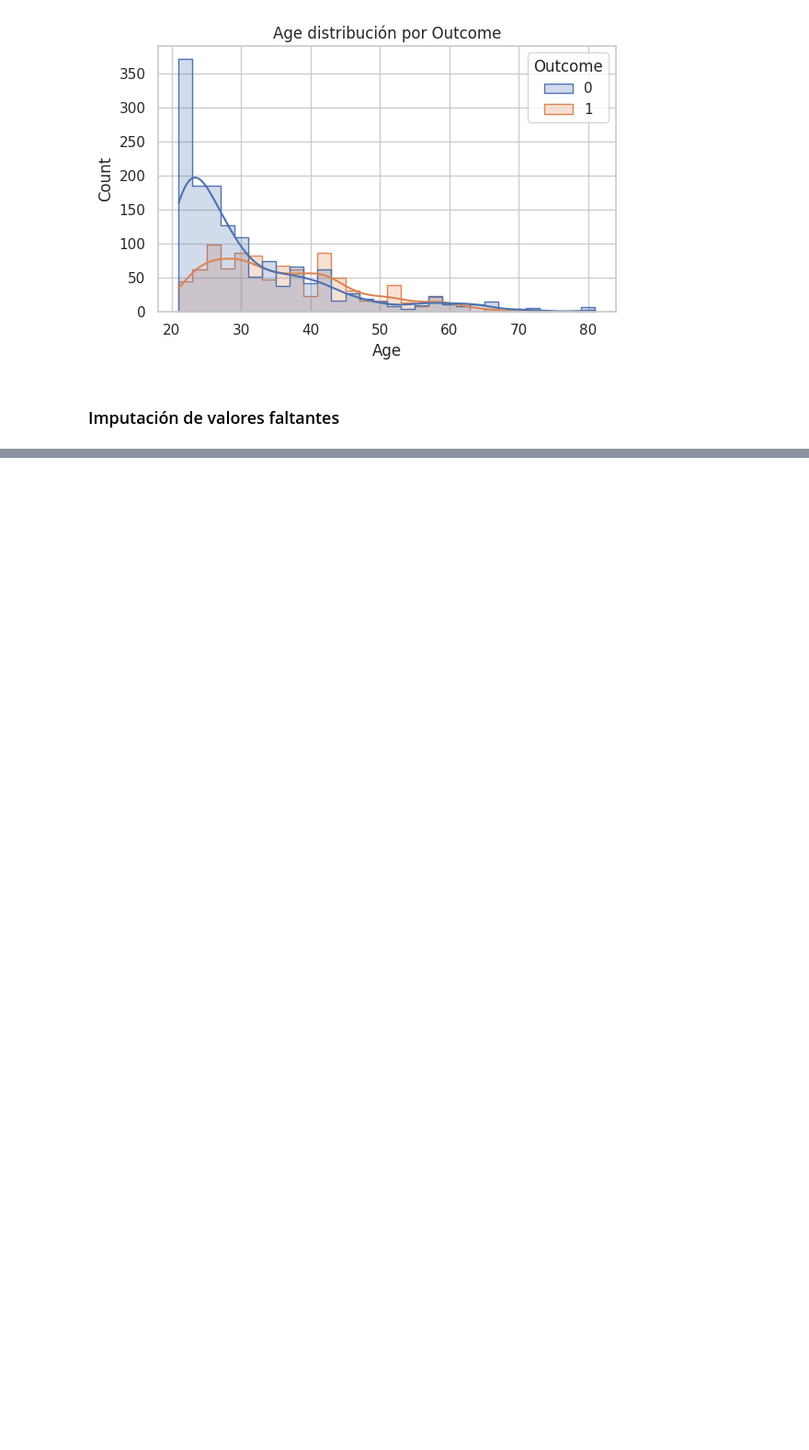
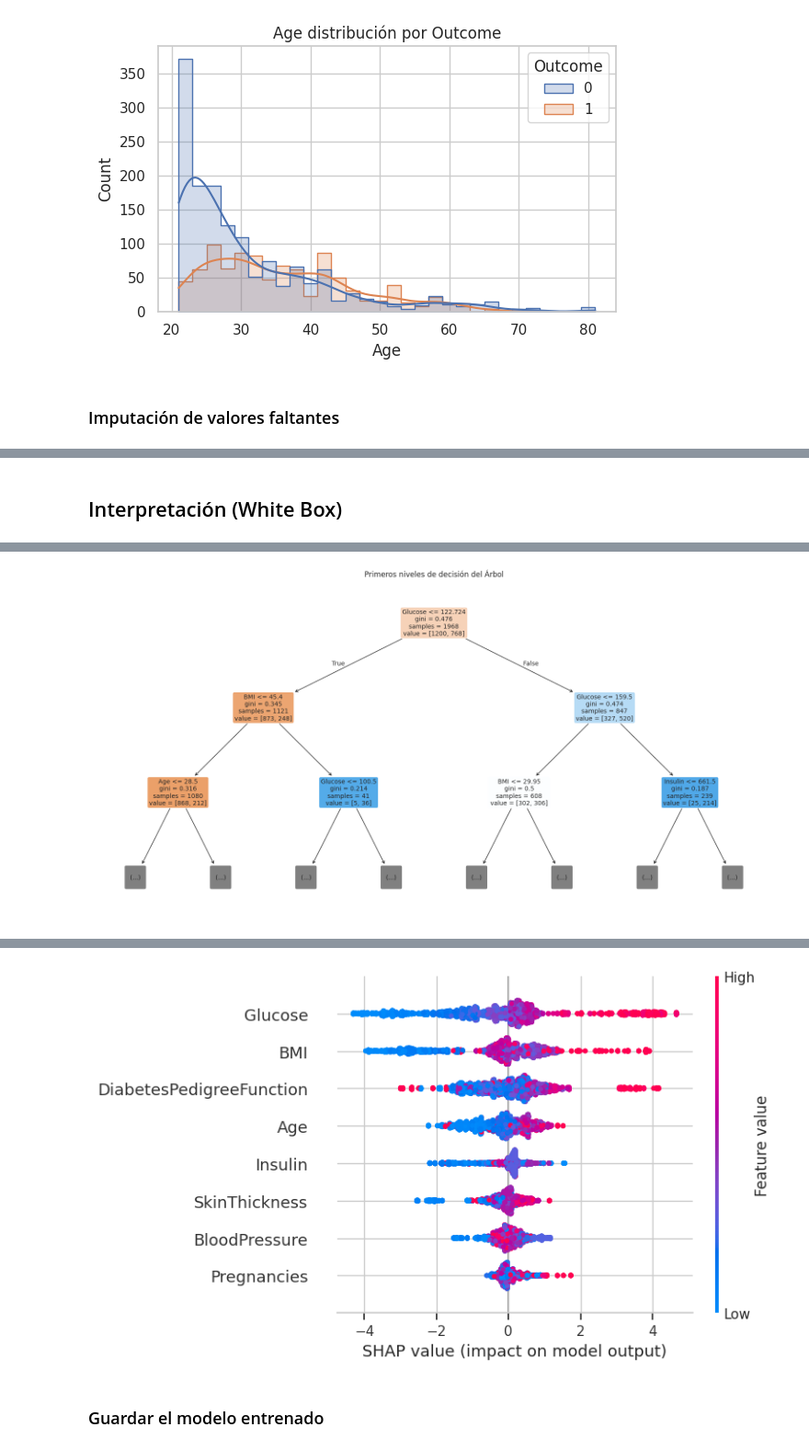
Before and after one commit to sebasGarcia/DiabetesScreening, a Jupyter notebook: prediction_notebook.ipynb, the cells around one changed output, grey strips where cells are left out. Shown at 92% size. Saved outputs shown, nothing was run; the diff lists cells and outputs as text; code cells hidden in the pictures; blank space fills up the shorter version.

Commit message:
libreta finalizada y modelo guardado

```diff
--- a/prediction_notebook.ipynb
+++ b/prediction_notebook.ipynb
@@ -213,3 +221,8 @@ df_copy.describe()
 | 50% | 3.000000 | 117.000000 | 72.000000 | 30.000000 | 120.000000 | 32.300000 | 0.381000 | 29.000000 | ... |
 | 75% | 6.000000 | 142.000000 | 80.000000 | 33.000000 | 129.000000 | 36.500000 | 0.647000 | 39.000000 | ... |
 | max | 17.000000 | 197.000000 | 122.000000 | 63.000000 | 846.000000 | 67.100000 | 2.420000 | 81.000000 | ... |
+# %%
+# 1. Definimos nuestras variables predictoras (X) y nuestra variable objetivo (y)
+
+X = df_copy.drop(columns='Outcome', axis =1)
+y = df_copy['Outcome']
@@ -215,0 +249,15 @@ df_copy.describe()
+# %%
+# 1. Instanciar (aumentamos max_iter para asegurar que converja la matemática)
+model_log = LogisticRegression(max_iter=1000)
+
+# 3. Entrenar
+model_log.fit(X_train, y_train)
+
+# 4. Predecir
+y_pred_class = model_log.predict(X_test)
+
+# 5. Evaluar (Accuracy: % de aciertos)
+acc = accuracy_score(y_test, y_pred_class)
+print(f"--- REGRESIÓN LOGÍSTICA CLASIFICACIÓN ---")
+print(f"Exactitud (Accuracy): {acc*100:.2f}%")
+print(f"Es decir, el modelo predice correctamente el diagnostico de diabetes el {acc*100:.2f}% de las veces.")
@@ -215,0 +354,51 @@ df_copy.describe()
+# %% [markdown]
+##  Interpretación (White Box)
+# %%
+#1. Mostrar los coeficienties asociados a cada variable para la regresión logística
+
+# Cree una lista de nombres de variables originales a partir del DataFrame de entrenamiento
+variables_originales = X_train.columns
+
+# Extraer los coeficientes del estimador de regresión logística
+model_coefficients = logreg.coef_[0]
+
+# Crear un dataframe de las variables y coeficientes e imprimir en orden descendiente
+coefficient_df = pd.DataFrame({"Variable" : variables_originales, "Coefficient": model_coefficients})
+
+print("---VARIABLES Y COEFICIENTES DE REGRESIÓN LOGÍSTICA---")
+print(coefficient_df.sort_values(by="Coefficient", axis=0, ascending=False))
+
+#2. Mostrar importancia de las variables y visualización del árbol
+
+# Importancia de las variables
+importancia = pd.DataFrame({'Variable': X.columns, 'Importancia': tree.feature_importances_})
+importancia = importancia.sort_values(by='Importancia', ascending=False)
+
+print("--- VARIABLES CLAVE SEGÚN EL ÁRBOL ---")
+print(importancia.head(10))
+
+
+#Visualización de una parte del árbol (Las reglas)
+plt.figure(figsize=(20,10))
+plot_tree(tree, feature_names=list(X.columns), filled=True, rounded=True, max_depth=2, fontsize=10)
+plt.title("Primeros niveles de decisión del Árbol")
+plt.show()
+
+# A continuación se mide el gain, es decir, cuánto mejora la capacidad de clasificación al usar esa variable
+print("--- VARIABLES CLAVE SEGÚN CLASIFICADOR XGBOOST ---")
+
+booster = xgb.get_booster()
+importance = booster.get_score(importance_type="gain")
+
+importance = pd.Series(importance).sort_values(ascending=False)
+print(importance)
+
+print("--- VISUALIZAR VARIABLES CLAVE CLASIFICADOR XGBOOST CON SHAP ---")
+#Para entender qué variables influyen más y en qué dirección
+#Valores SHAP positivos → empujan hacia la clase positiva
+#Valores SHAP negativos → empujan hacia la clase negativa
+explainer = shap.TreeExplainer(xgb)
+shap_values = explainer.shap_values(X)
+
+shap.summary_plot(shap_values, X)
+# %% [output]
@@ -215,0 +425 @@ df_copy.describe()
+[figure, added]
@@ -215,0 +437,3 @@ df_copy.describe()
+[figure, added]
+# %% [markdown]
+### Guardar el modelo entrenado
```
Also changed, not shown: parts of 15 cells of this notebook, 2 other files.
